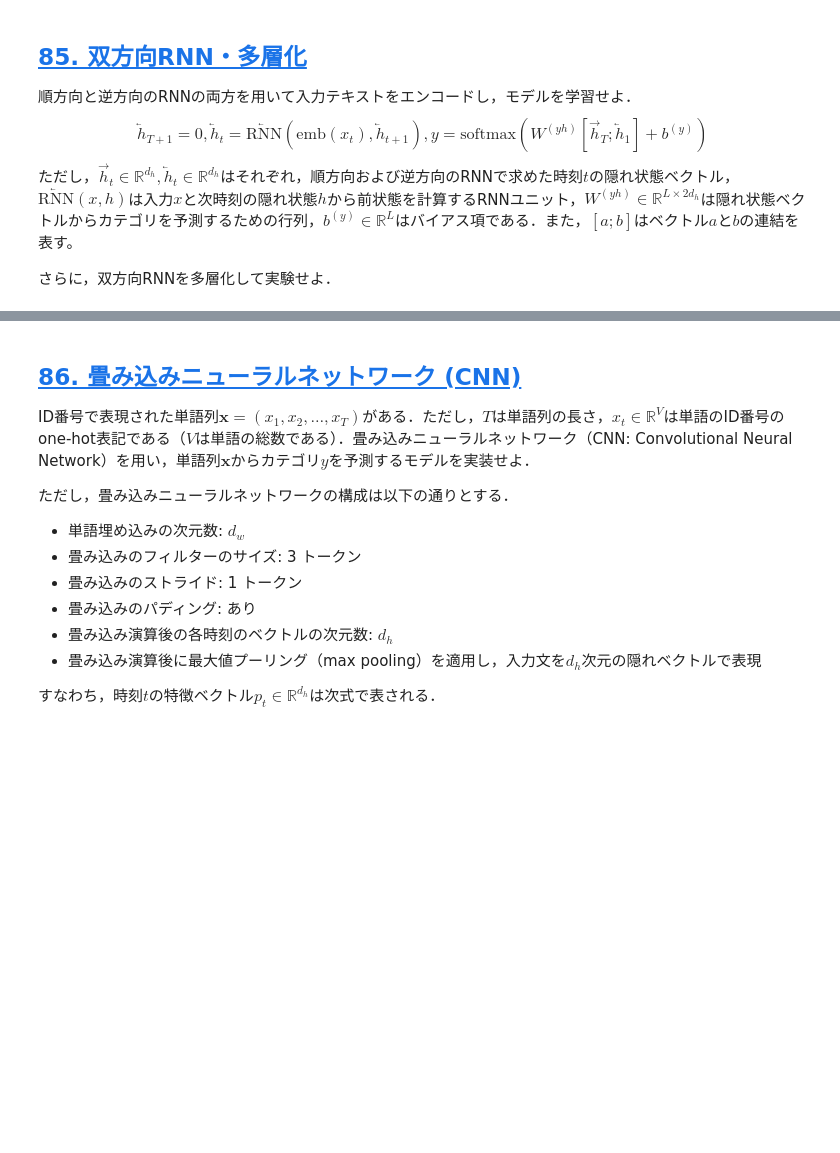
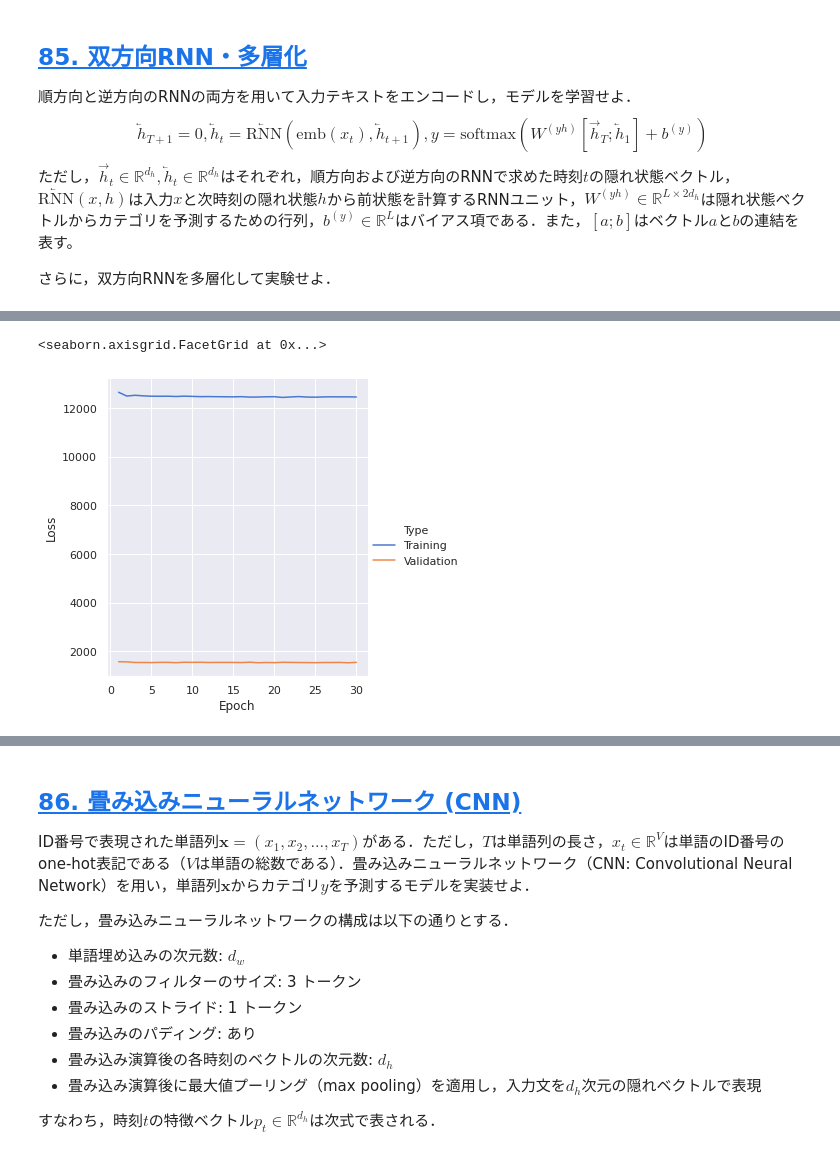
Before and after one commit to infhyroyage/PracticeNLP100Knocks2020, a Jupyter notebook: Chapter09.ipynb, the cells around one changed output, grey strips where cells are left out. Saved outputs shown, nothing was run; the diff lists cells and outputs as text; code cells hidden in the pictures; blank space fills up the shorter version.

```diff
--- a/Chapter09.ipynb
+++ b/Chapter09.ipynb
@@ -567,0 +581,38 @@ $$
+# %%
+class Network85(torch.nn.Module):
+    def __init__(self):
+        super(Network85, self).__init__()
+
+        # (batch,T,V) -> (batch,T,d_w)
+        self.emb = torch.nn.Embedding(num_embeddings=V,
+                                      embedding_dim=d_w)
+        # (batch,T,d_w), (6,batch,d_h) -> (batch,T,2*d_h), (6,batch,d_h)
+        self.rnn = torch.nn.RNN(input_size=d_w,
+                                hidden_size=d_h,
+                                num_layers=num_layers,
+                                batch_first=True,
+                                bidirectional=True)
+        # (batch,2*d_h) -> (batch,4)
+        self.affine = torch.nn.Linear(in_features=2*d_h,
+                                      out_features=4)
+        self.log_softmax = torch.nn.LogSoftmax(dim=-1)
+
+    def forward(self, x, h0):
+        # (batch,T) -> (batch,T,d_w)
+        x = self.emb(x)
+        # (batch,T,d_w), (6,batch,d_h) -> (batch,T,2*d_h), (6,batch,d_h)
+        _, hn = self.rnn(x, h0)
+        # (6,batch,d_h) -> (2,batch,d_h) -> (batch,2*d_h)
+        x = hn[-2:].view(h0.shape[1], 2*d_h)
+        # (batch,2*d_h) -> (batch,4)
+        x = self.affine(x)
+        return self.log_softmax(x)
+# %%
+network85, epoch, batch_size, lr = Network85().to(device), 30, 32, 0.05
+loader85_train = torch.utils.data.DataLoader(dataset81_train,
+                                             batch_size=batch_size,
+                                             collate_fn=news_aggregator_collate_fn,
+                                             shuffle=True)
+loader85_valid = torch.utils.data.DataLoader(dataset81_valid,
+                                             batch_size=1,
+                                             shuffle=True)
@@ -567,0 +688,9 @@ $$
+# %%
+sns.relplot(x="Epoch",
+            y="Loss",
+            hue="Type",
+            kind="line",
+            data=pd.DataFrame(result85))
+# %% [output]
+<seaborn.axisgrid.FacetGrid at 0x...>
+[figure, added]
```
Also changed, not shown: parts of 8 cells of this notebook.
